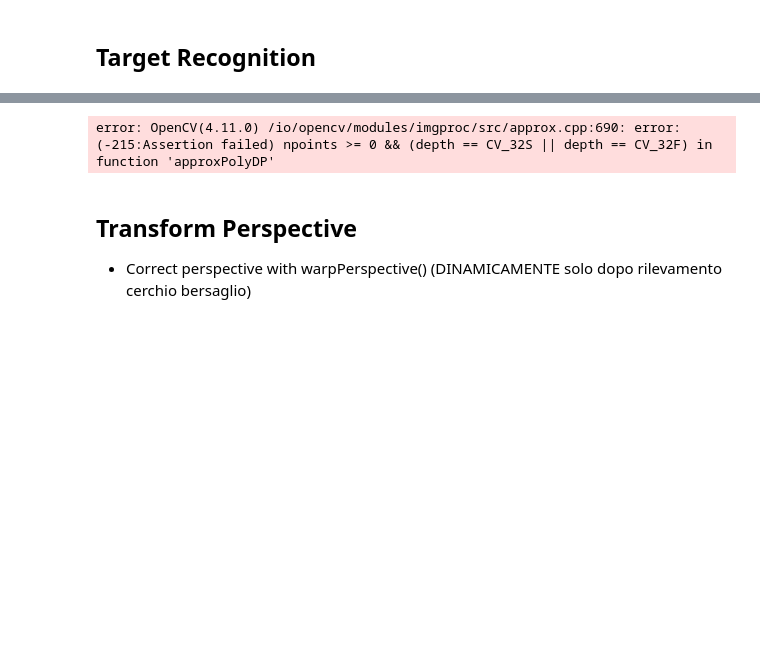
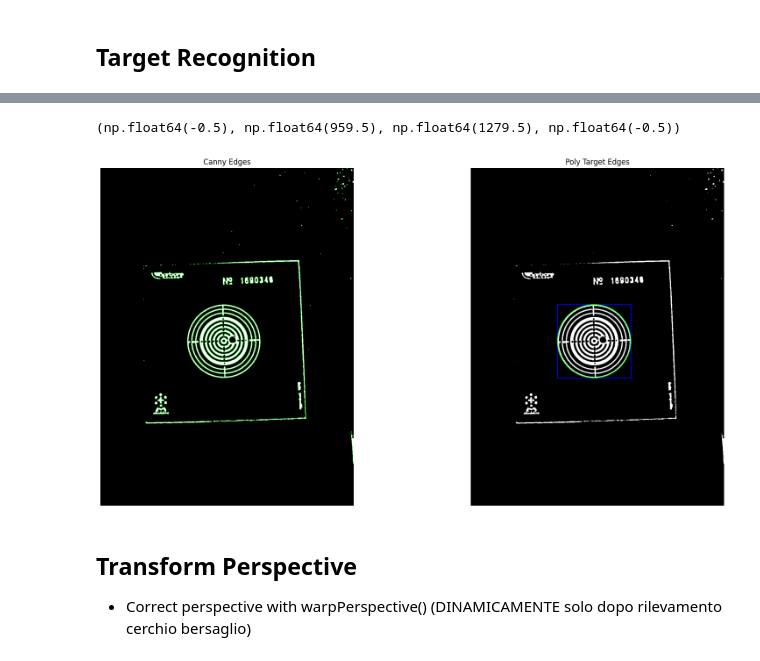
Before and after one commit to Allelallecialle/Aimlytics, a Jupyter notebook: aimlytics_notebook.ipynb, the cells around one changed output, grey strips where cells are left out. Saved outputs shown, nothing was run; the diff lists cells and outputs as text; code cells hidden in the pictures; blank space fills up the shorter version.

```diff
--- a/aimlytics_notebook.ipynb
+++ b/aimlytics_notebook.ipynb
@@ -71,60 +73,45 @@ Canny edges + Bounding boxes
 # %%
-# codice da lab prof:
-edgeresult = np.copy(smoothed_image_bi) #creating an image copy to draw lines on
-edgeresult = cv2.cvtColor(edgeresult, cv2.COLOR_GRAY2BGR)
-th1=50
-th2=150 # Canny recommends threshold 2 is 3 times threshold 1 - you could try experimenting with this...
-edges = cv2.Canny(edgeresult, th1, th2)
+#Canny code
+edgeresult = np.copy(cleaned_binary)    #Creating an image copy to draw edges on
+edgeresult = cv2.cvtColor(edgeresult, cv2.COLOR_GRAY2BGR)   #Converting it to grayscale for canny detection
 
-edgeresult[edges != 0] = (0, 255, 0) # this takes pixels in edgeresult where edge non-zero colours them bright green
+th1, th2 = 30, 120  #Canny recommends threshold 2 is 3 times threshold 1
+edges = cv2.Canny(cleaned_binary, th1, th2)
+edgeresult[edges != 0] = (0, 255, 0)  #Highlight edges: takes pixels in edgeresult and where edge is non-zero it is coloured with green
 
-# Define the Hough transform parameters
 
-#circles_image = cv2.cvtColor(np.copy(smoothed_image_bi), cv2.COLOR_GRAY2BGR)
-# Run Hough on the edge-detected image
-#cv2.HoughCircles(image, circles, method, dp, minDist, param1 = 100, param2 = 100, minRadius = 0, maxRadius = 0)
-#circles = cv2.HoughCircles(image=edges, method=cv2.HOUGH_GRADIENT, dp=1.2, minDist=500, param1=50, param2=30, maxRadius=350)
-# Iterate over the output circles to draw them on the image copy
-# if circles is not None:
-#     # convert the (x, y) coordinates and radius of the circles to integers
-#     circles = np.round(circles[0, :]).astype("int")
-#     # loop over the (x, y) coordinates and radius of the circles
-#     for (x, y, r) in circles:
-#         # draw the circle in the output image, then draw a rectangle
-#         # corresponding to the center of the circle
-#         cv2.circle(circles_image, (x, y), r, (0, 255, 0), 4)
-#         cv2.rectangle(circles_image, (x - 5, y - 5), (x + 5, y + 5), (0, 128, 255), -1)
+#Bounding box code
+#Find the bigger contour assuming it's the outer circle of the target
+contours, _ = cv2.findContours(edges, cv2.RETR_EXTERNAL, cv2.CHAIN_APPROX_SIMPLE)
 
-contours_poly = [None]*len(edges)
-boundRect = [None]*len(edges)
-centers = [None]*len(edges)
-radius = [None]*len(edges)
-for i, c in enumerate(edges):
-    contours_poly[i] = cv2.approxPolyDP(c, 3, True)
-    boundRect[i] = cv2.boundingRect(contours_poly[i])
-    centers[i], radius[i] = cv2.minEnclosingCircle(contours_poly[i])
+#Obtain the bounding box contours and the biggest circle contour by choosing the contours enclosing the largest area
+max_contour = max(contours, key=cv2.contourArea)
+x, y, w, h = cv2.boundingRect(max_contour)
+(xc, yc), radius = cv2.minEnclosingCircle(max_contour)
+center = (int(xc), int(yc))
+radius = int(radius)
 
-drawing = np.zeros((edgeresult.shape[0], edgeresult.shape[1], 3), dtype=np.uint8)
-# for i in range(len(edges)):
-#     color = (rng.randint(0,256), rng.randint(0,256), rng.randint(0,256))
-#     cv.drawContours(drawing, contours_poly, i, color)
-#     cv.rectangle(drawing, (int(boundRect[i][0]), int(boundRect[i][1])), \
-#       (int(boundRect[i][0]+boundRect[i][2]), int(boundRect[i][1]+boundRect[i][3])), color, 2)
-#     cv.circle(drawing, (int(centers[i][0]), int(centers[i][1])), int(radius[i]), color, 2)
+#Another image copy to draw on
+bounding_rect = np.copy(cleaned_binary)
+bounding_rect = cv2.cvtColor(bounding_rect, cv2.COLOR_GRAY2BGR)
+
+#Draw the bounding box on the target in blue and the outer circle edge in green
+drawing = cv2.rectangle(bounding_rect, (x, y), (x + w, y + h), (255, 0, 0), 2)
+drawing = cv2.circle(drawing, center, radius, (0, 255, 0), 2)
+
 
 plt.figure(figsize=(20, 10))
 plt.subplot(121)
 plt.title("Canny Edges")
 plt.imshow(cv2.cvtColor(edgeresult, cv2.COLOR_BGR2RGB))
 plt.axis('off')
 plt.subplot(122)
-#plt.title("Target Edges")
-#plt.imshow(circles_image)
 plt.title("Poly Target Edges")
-plt.imshow(cv2.cvtColor(drawing,cv2.COLOR_BGR2RGB))
+plt.imshow(cv2.cvtColor(drawing, cv2.COLOR_BGR2RGB))
 plt.axis('off')
 # %% [output]
-error: OpenCV(4.11.0) /io/opencv/modules/imgproc/src/approx.cpp:690: error: (-215:Assertion failed) npoints >= 0 && (depth == CV_32S || depth == CV_32F) in function 'approxPolyDP'
+(np.float64(-0.5), np.float64(959.5), np.float64(1279.5), np.float64(-0.5))
+[figure, added]
 # %% [markdown]
 ## Transform Perspective
 - Correct perspective with warpPerspective() (DINAMICAMENTE solo dopo rilevamento cerchio bersaglio)
```
Also changed, not shown: parts of 5 cells of this notebook, 1 other file.
